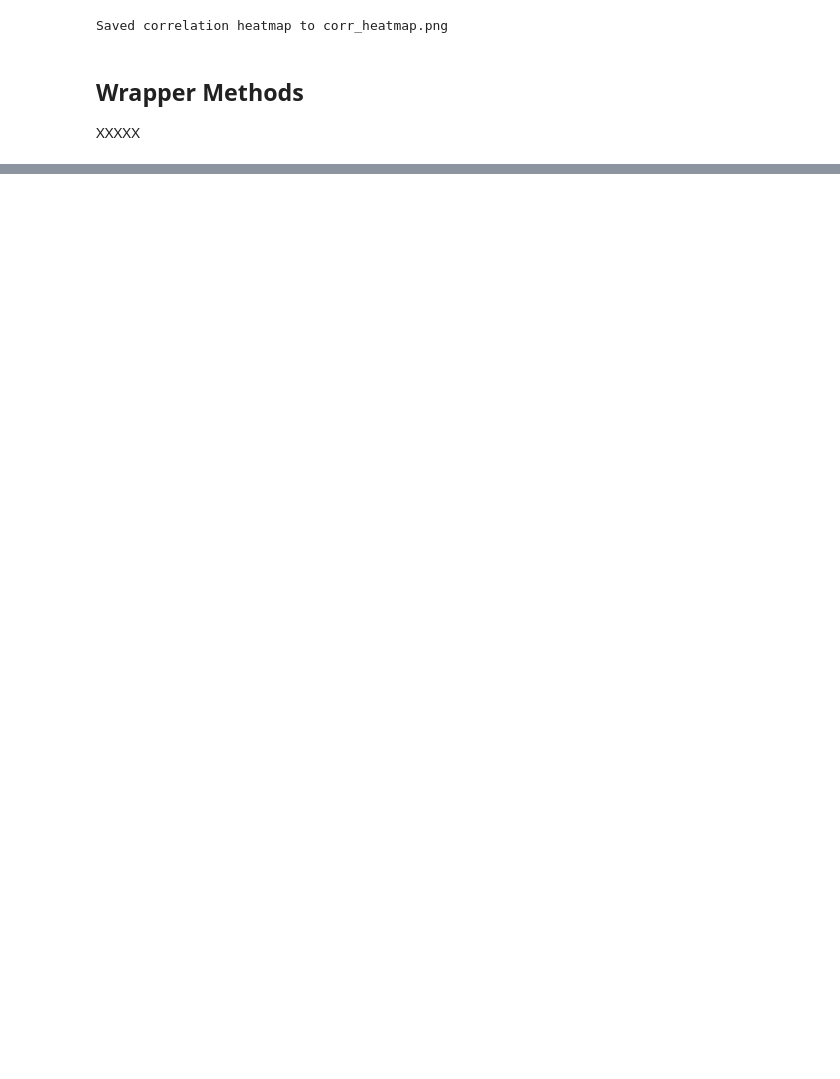
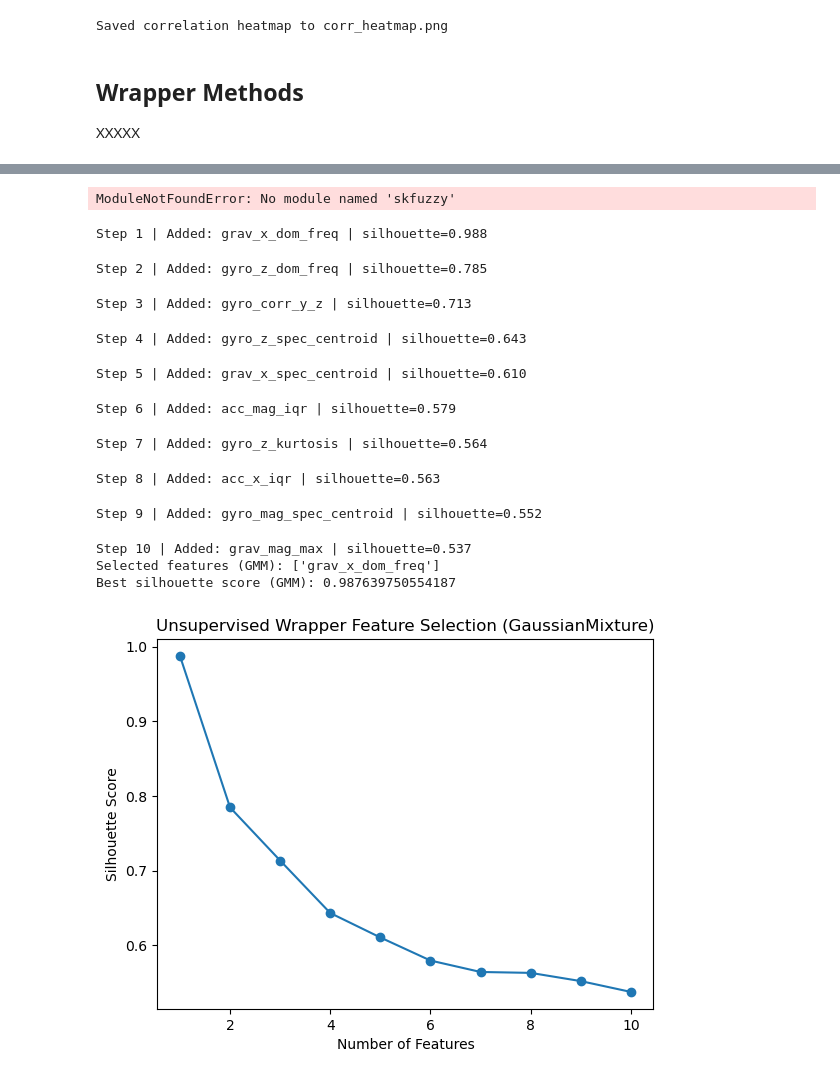
Before and after one commit to ozde12/Data-Analytics-and-Learning-Methods, a Jupyter notebook: human_activity_recognition.ipynb, the cells around one changed output, grey strips where cells are left out. Cells and saved outputs as stored; diff of their text form; code cells hidden in the pictures; blank space fills up the shorter version.

Commit message:
Added training for evaluation metrics for supervised and unsupervised learning approaches

```diff
--- a/human_activity_recognition.ipynb
+++ b/human_activity_recognition.ipynb
@@ -422,0 +536,52 @@ Saved PCA variance plot to figures/pca_variance.png
+# %%
+from fcmeans import FCM # Does not work for my interpreter -özde
+
+X_fcm, selected_fcm, sil_fcm, hist_fcm = unsup_wrapper_select(
+    X_train_fs,
+    FCM,
+    {"n_clusters": 5},
+    n_features_to_select=15,
+    mode="fixed"
+)
+
+print("\nBest subset (FCM):", selected_fcm)
+print("Best silhouette score (FCM):", sil_fcm)
+# %% [output]
+ModuleNotFoundError: No module named 'skfuzzy'
+# %%
+# Run wrapper
+X_gmm, selected_gmm, sil_gmm, hist_gmm = unsup_wrapper_select(
+    X_train_fs,
+    GaussianMixture,
+    {"n_components": 5, "covariance_type": "full"},
+    n_features_to_select=10,
+    mode="fixed"
+)
+
+print("Selected features (GMM):", selected_gmm)
+print("Best silhouette score (GMM):", sil_gmm)
+
+
+if hist_gmm:  # make sure history is not empty
+    steps, feats, scores = zip(*hist_gmm)
+    plt.plot(steps, scores, marker="o")
+    plt.xlabel("Number of Features")
+    plt.ylabel("Silhouette Score")
+    plt.title("Unsupervised Wrapper Feature Selection (GaussianMixture)")
+    plt.show()
+else:
+    print("No valid clusters formed, nothing to plot.")
+# %% [output]
+Step 1 | Added: grav_x_dom_freq | silhouette=0.988
+Step 2 | Added: gyro_z_dom_freq | silhouette=0.785
+Step 3 | Added: gyro_corr_y_z | silhouette=0.713
+Step 4 | Added: gyro_z_spec_centroid | silhouette=0.643
+Step 5 | Added: grav_x_spec_centroid | silhouette=0.610
+Step 6 | Added: acc_mag_iqr | silhouette=0.579
+Step 7 | Added: gyro_z_kurtosis | silhouette=0.564
+Step 8 | Added: acc_x_iqr | silhouette=0.563
+Step 9 | Added: gyro_mag_spec_centroid | silhouette=0.552
+Step 10 | Added: grav_mag_max | silhouette=0.537
+Selected features (GMM): ['grav_x_dom_freq']
+Best silhouette score (GMM): 0.987639750554187
+[figure, added]
```
Also changed, not shown: parts of 19 cells of this notebook.
